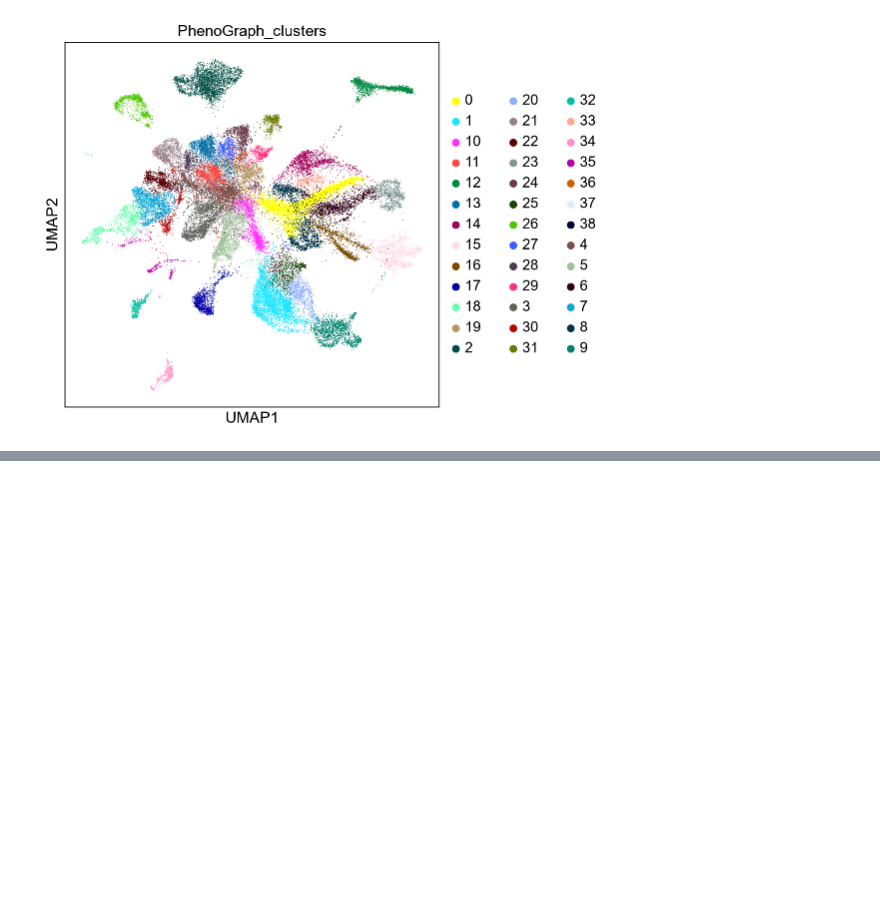
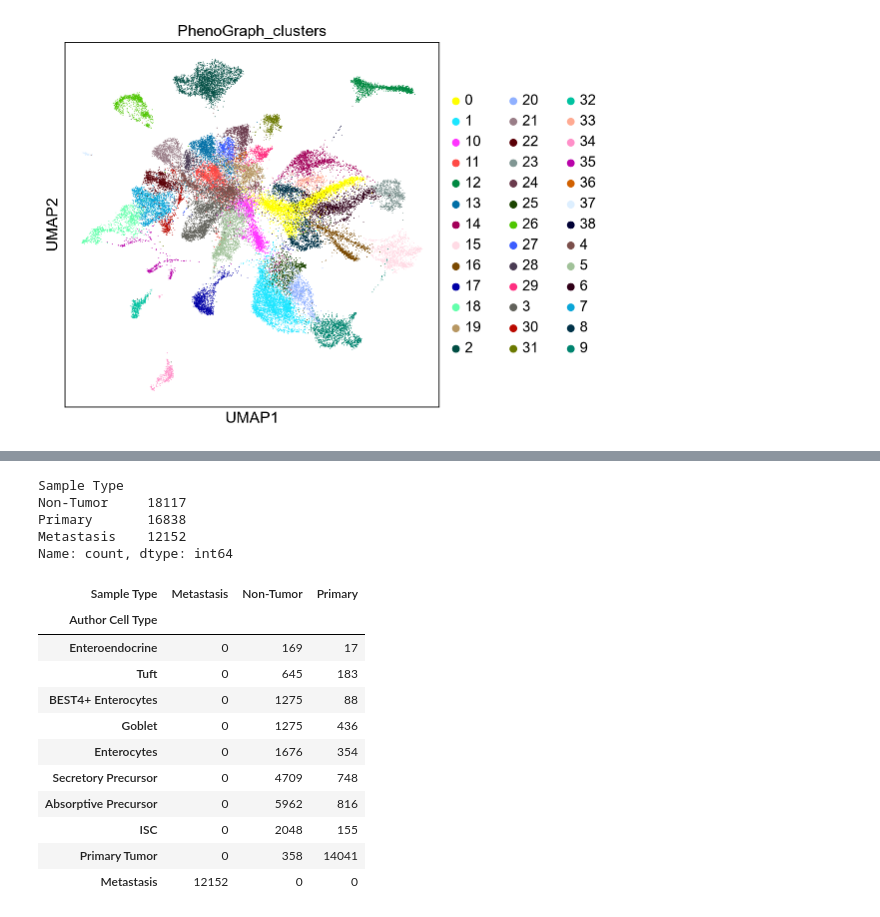
Before and after one commit to shrek2022001/Single-cell-immune-landscape-in-cancer, a Jupyter notebook: code.ipynb, the cells around one changed output, grey strips where cells are left out. Saved outputs shown, nothing was run; the diff lists cells and outputs as text; code cells hidden in the pictures; blank space fills up the shorter version.

```diff
--- a/code.ipynb
+++ b/code.ipynb
@@ -320,0 +384,30 @@ MemoryError: Unable to allocate 600. MiB for an array with shape (157173279,) an
+# %%
+adata.obs["Sample Type"].value_counts()
+# %% [output]
+Sample Type
+Non-Tumor     18117
+Primary       16838
+Metastasis    12152
+Name: count, dtype: int64
+# %%
+import pandas as pd
+
+celltype_counts = pd.crosstab(
+    adata.obs["Author Cell Type"],
+    adata.obs["Sample Type"]
+)
+
+celltype_counts
+# %% [output]
+| Sample Type | Metastasis | Non-Tumor | Primary |
+| Author Cell Type |  |  |  |
+| Enteroendocrine | 0 | 169 | 17 |
+| Tuft | 0 | 645 | 183 |
+| BEST4+ Enterocytes | 0 | 1275 | 88 |
+| Goblet | 0 | 1275 | 436 |
+| Enterocytes | 0 | 1676 | 354 |
+| Secretory Precursor | 0 | 4709 | 748 |
+| Absorptive Precursor | 0 | 5962 | 816 |
+| ISC | 0 | 2048 | 155 |
+| Primary Tumor | 0 | 358 | 14041 |
+| Metastasis | 12152 | 0 | 0 |
```
Also changed, not shown: parts of 24 cells of this notebook.
